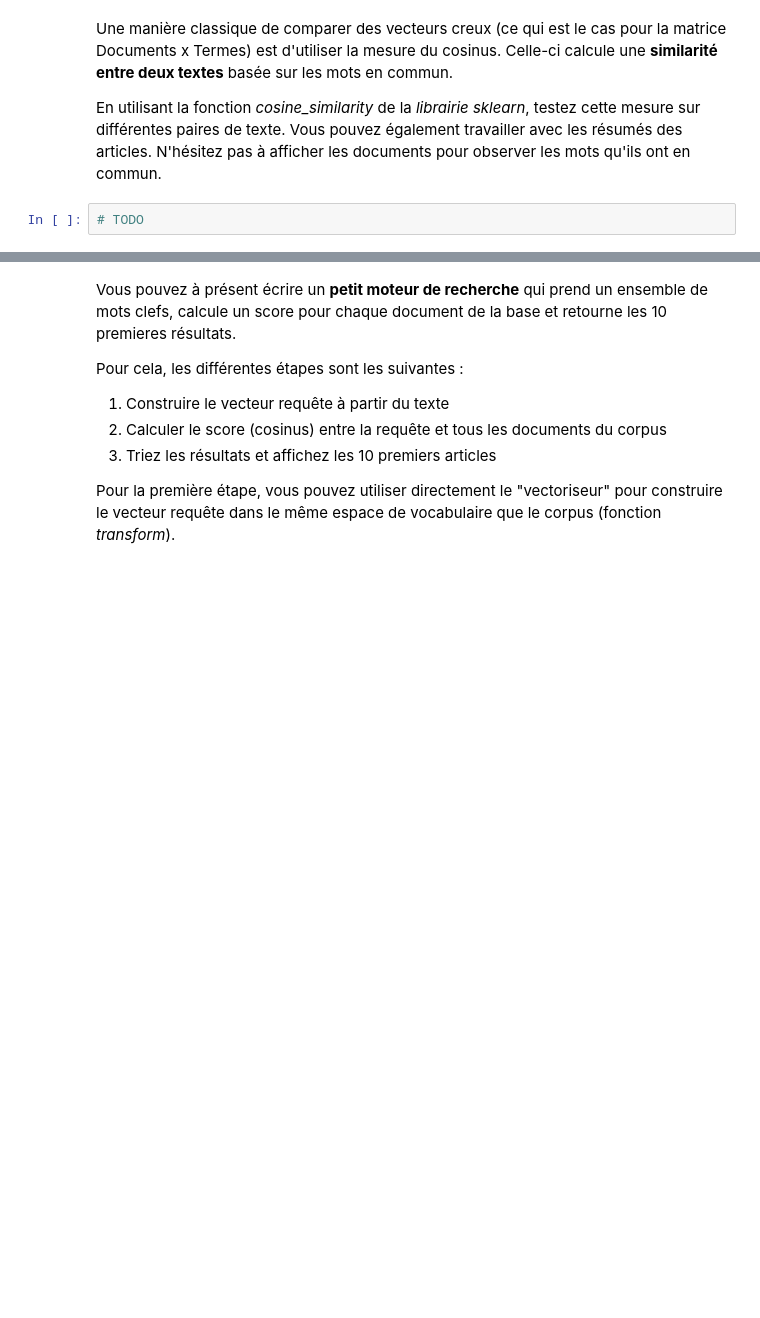
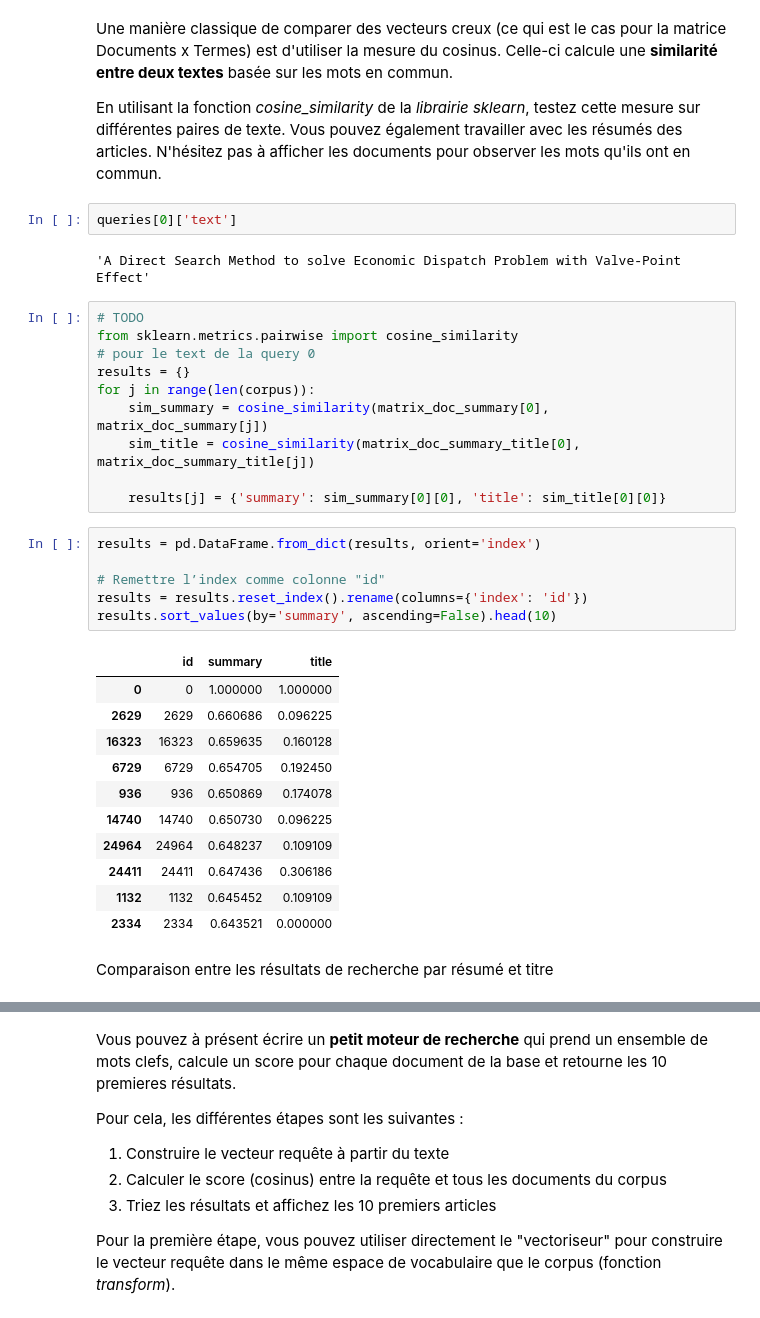
Before and after one commit to yahyachibani/Moteur-de-recherche-semantique, a Jupyter notebook: BE_CS2.ipynb, the cells around one changed output, grey strips where cells are left out. Cells and saved outputs as stored; diff of their text form; blank space fills up the shorter version.

Commit message:
The first search engine

```diff
--- a/BE_CS2.ipynb
+++ b/BE_CS2.ipynb
@@ -358,5 +371,37 @@ plt.show()
 Une manière classique de comparer des vecteurs creux (ce qui est le cas pour la matrice Documents x Termes) est d'utiliser la mesure du cosinus. Celle-ci calcule une **similarité entre deux textes** basée sur les mots en commun.
 
 En utilisant la fonction *cosine_similarity* de la *librairie sklearn*, testez cette mesure sur différentes paires de texte. Vous pouvez également travailler avec les résumés des articles. N'hésitez pas à afficher les documents pour observer les mots qu'ils ont en commun.
-# %%
-# TODO
+# %%
+queries[0]['text']
+# %% [output]
+'A Direct Search Method to solve Economic Dispatch Problem with Valve-Point Effect'
+# %%
+# TODO
+from sklearn.metrics.pairwise import cosine_similarity
+# pour le text de la query 0
+results = {}
+for j in range(len(corpus)):
+    sim_summary = cosine_similarity(matrix_doc_summary[0], matrix_doc_summary[j])
+    sim_title = cosine_similarity(matrix_doc_summary_title[0], matrix_doc_summary_title[j])
+
+    results[j] = {'summary': sim_summary[0][0], 'title': sim_title[0][0]}
+# %%
+results = pd.DataFrame.from_dict(results, orient='index')
+
+# Remettre l’index comme colonne "id"
+results = results.reset_index().rename(columns={'index': 'id'})
+results.sort_values(by='summary', ascending=False).head(10)
+# %% [output]
+|  | id | summary | title |
+| 0 | 0 | 1.000000 | 1.000000 |
+| 2629 | 2629 | 0.660686 | 0.096225 |
+| 16323 | 16323 | 0.659635 | 0.160128 |
+| 6729 | 6729 | 0.654705 | 0.192450 |
+| 936 | 936 | 0.650869 | 0.174078 |
+| 14740 | 14740 | 0.650730 | 0.096225 |
+| 24964 | 24964 | 0.648237 | 0.109109 |
+| 24411 | 24411 | 0.647436 | 0.306186 |
+| 1132 | 1132 | 0.645452 | 0.109109 |
+| 2334 | 2334 | 0.643521 | 0.000000 |
+# %% [markdown]
+Comparaison entre les résultats de recherche par résumé et titre
```
Also changed, not shown: parts of 14 cells of this notebook, 2 other files.
